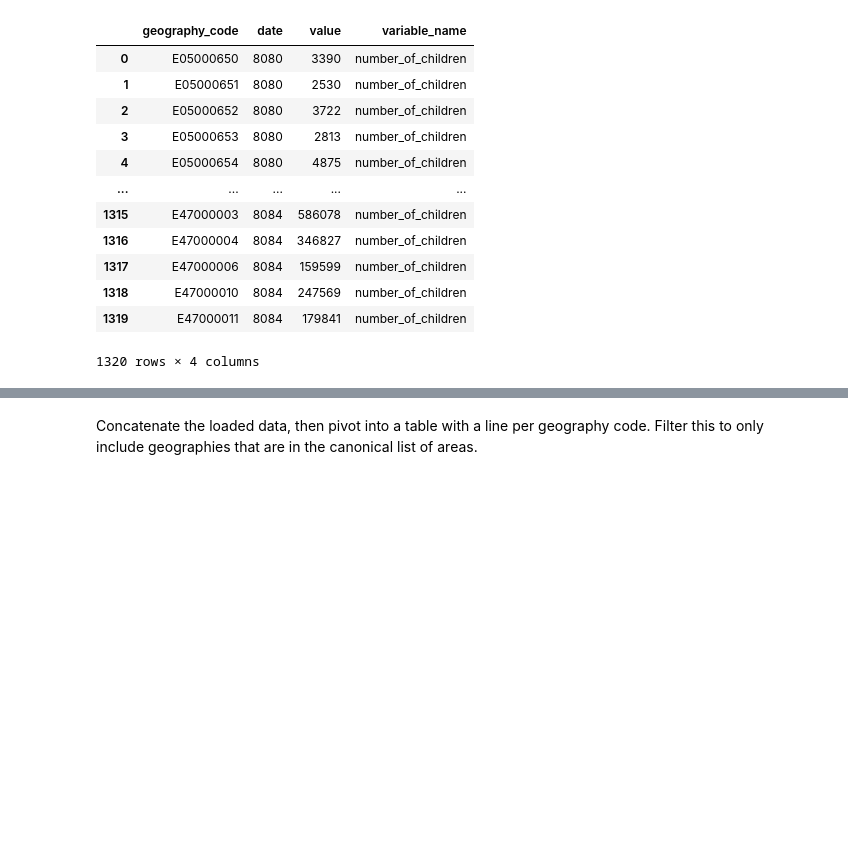
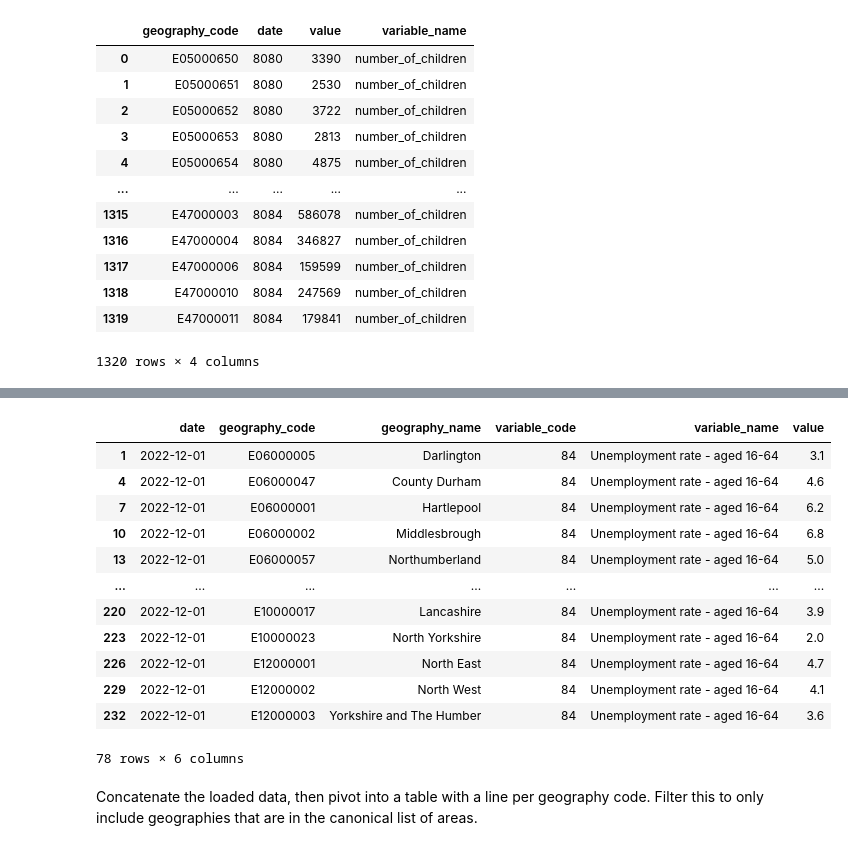
Before and after one commit to open-innovations/jrf-insight, a Jupyter notebook: pipelines/place/transform.ipynb, the cells around one changed output, grey strips where cells are left out. Cells and saved outputs as stored; diff of their text form; code cells hidden in the pictures; blank space fills up the shorter version.

```diff
--- a/pipelines/place/transform.ipynb
+++ b/pipelines/place/transform.ipynb
@@ -97,3 +110,23 @@ imd  = imd[imd.variable_name == 'IMD - Average score'] #adding this as in future
+# %%
+unemployment = pd.read_csv(f'{DATA_DIR}/labour-market/labour-market.csv')
+unemployment = unemployment[unemployment.variable_name == "Unemployment rate - aged 16-64"]
+unemployment = unemployment[unemployment.date == max(unemployment.date)]
+unemployment['variable_name'] = 'unemployment_rate_16_64'
+unemployment
+# %% [output]
+|  | date | geography_code | geography_name | variable_code | variable_name | value |
+| 1 | 2022-12-01 | E06000005 | Darlington | 84 | Unemployment rate - aged 16-64 | 3.1 |
+| 4 | 2022-12-01 | E06000047 | County Durham | 84 | Unemployment rate - aged 16-64 | 4.6 |
+| 7 | 2022-12-01 | E06000001 | Hartlepool | 84 | Unemployment rate - aged 16-64 | 6.2 |
+| 10 | 2022-12-01 | E06000002 | Middlesbrough | 84 | Unemployment rate - aged 16-64 | 6.8 |
+| 13 | 2022-12-01 | E06000057 | Northumberland | 84 | Unemployment rate - aged 16-64 | 5.0 |
+| ... | ... | ... | ... | ... | ... | ... |
+| 220 | 2022-12-01 | E10000017 | Lancashire | 84 | Unemployment rate - aged 16-64 | 3.9 |
+| 223 | 2022-12-01 | E10000023 | North Yorkshire | 84 | Unemployment rate - aged 16-64 | 2.0 |
+| 226 | 2022-12-01 | E12000001 | North East | 84 | Unemployment rate - aged 16-64 | 4.7 |
+| 229 | 2022-12-01 | E12000002 | North West | 84 | Unemployment rate - aged 16-64 | 4.1 |
+| 232 | 2022-12-01 | E12000003 | Yorkshire and The Humber | 84 | Unemployment rate - aged 16-64 | 3.6 |
+78 rows × 6 columns
 # %% [markdown]
 Concatenate the loaded data, then pivot into a table with a line per geography code. Filter this to only include geographies that are in the canonical list of areas.
 # %%
```
Also changed, not shown: parts of 5 cells of this notebook, 4 other files.
